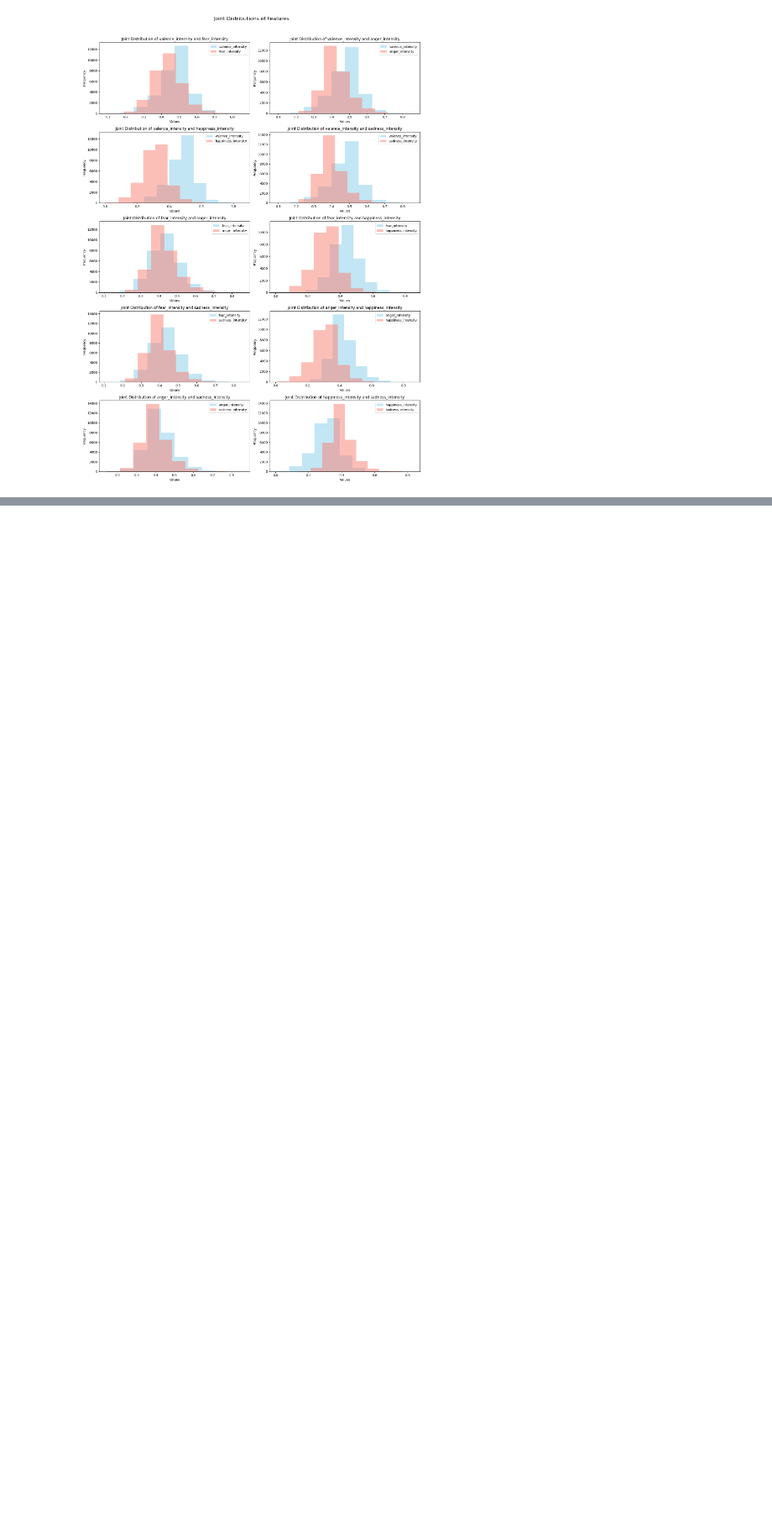
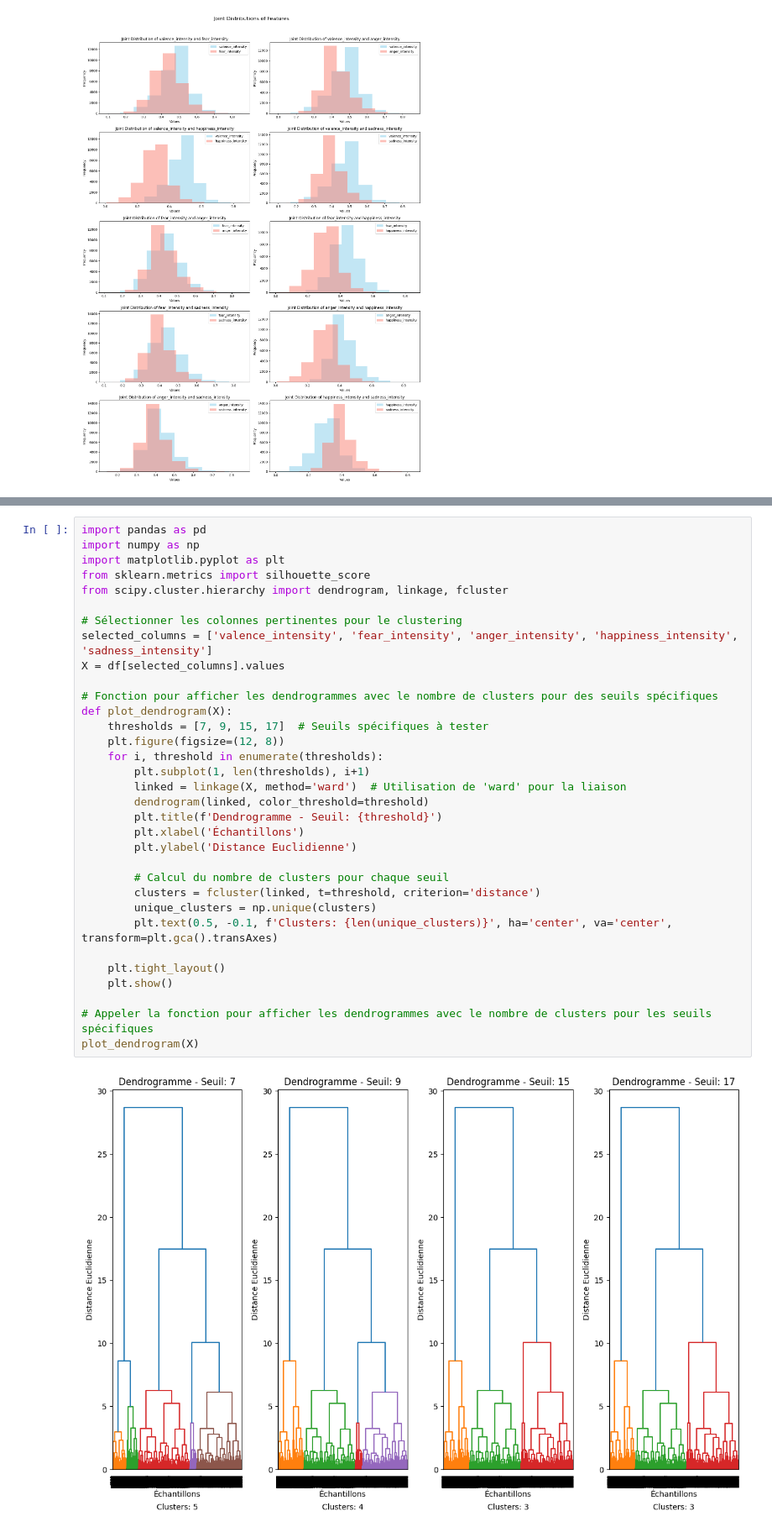
Before and after one commit to KHALOUIoussama/TP2_sciences_de_donnees, a Jupyter notebook: notebook.ipynb, the cells around one changed output, grey strips where cells are left out. Shown at 84% size. Drawn from its saved outputs; the diff is of its cells as text; blank space fills up the shorter version.

```diff
--- a/notebook.ipynb
+++ b/notebook.ipynb
@@ -182,0 +186,35 @@ Precision: 0.2257, Recall: 0.2525, F1-score: 0.2383
+# %%
+import pandas as pd
+import numpy as np
+import matplotlib.pyplot as plt
+from sklearn.metrics import silhouette_score
+from scipy.cluster.hierarchy import dendrogram, linkage, fcluster
+
+# Sélectionner les colonnes pertinentes pour le clustering
+selected_columns = ['valence_intensity', 'fear_intensity', 'anger_intensity', 'happiness_intensity', 'sadness_intensity']
+X = df[selected_columns].values
+
+# Fonction pour afficher les dendrogrammes avec le nombre de clusters pour des seuils spécifiques
+def plot_dendrogram(X):
+    thresholds = [7, 9, 15, 17]  # Seuils spécifiques à tester
+    plt.figure(figsize=(12, 8))
+    for i, threshold in enumerate(thresholds):
+        plt.subplot(1, len(thresholds), i+1)
+        linked = linkage(X, method='ward')  # Utilisation de 'ward' pour la liaison
+        dendrogram(linked, color_threshold=threshold)
+        plt.title(f'Dendrogramme - Seuil: {threshold}')
+        plt.xlabel('Échantillons')
+        plt.ylabel('Distance Euclidienne')
+
+        # Calcul du nombre de clusters pour chaque seuil
+        clusters = fcluster(linked, t=threshold, criterion='distance')
+        unique_clusters = np.unique(clusters)
+        plt.text(0.5, -0.1, f'Clusters: {len(unique_clusters)}', ha='center', va='center', transform=plt.gca().transAxes)
+
+    plt.tight_layout()
+    plt.show()
+
+# Appeler la fonction pour afficher les dendrogrammes avec le nombre de clusters pour les seuils spécifiques
+plot_dendrogram(X)
+# %% [output]
+[figure, added]
```
Also changed, not shown: parts of 4 cells of this notebook.
